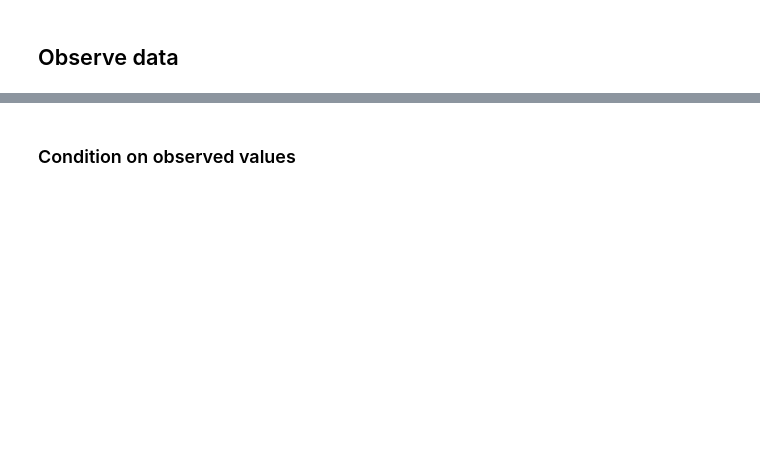
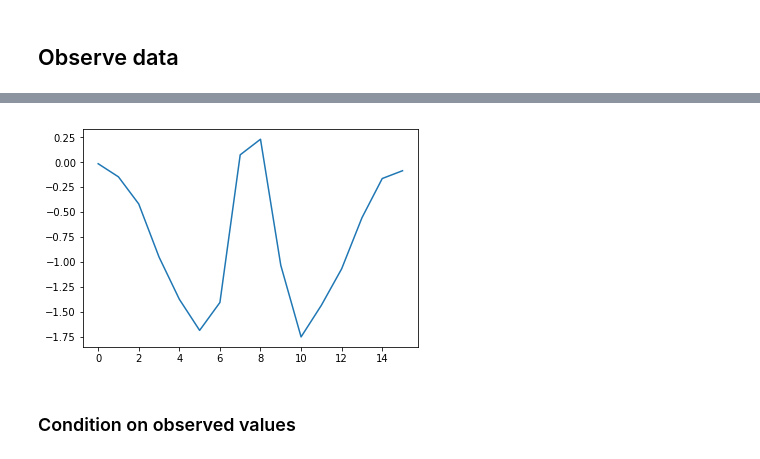
Before and after one commit to lm2612/climt_dask, a Jupyter notebook: DaskGray.ipynb, the cells around one changed output, grey strips where cells are left out. Drawn from its saved outputs; the diff is of its cells as text; code cells hidden in the pictures; blank space fills up the shorter version.

```diff
--- a/DaskGray.ipynb
+++ b/DaskGray.ipynb
@@ -305,7 +329,7 @@ plt.show()
 ## Observe data
 # %%
 n_steps = 7*3*24 # TEMP
-true_rate = 7.292e-5
+true_rate = 7.292
 model_state = model_with_rotation(true_rate, model_state=None, n_steps=n_steps)
 # %%
 zonal_wind = model_state["eastward_wind"].mean('lon')
@@ -324,3 +365,8 @@ data
+# %%
+plt.plot(zonal_wind.numpy())
+plt.show()
+# %% [output]
+[figure, added]
 # %% [markdown]
 ### Condition on observed values
 # %%
```
Also changed, not shown: parts of 14 cells of this notebook.
